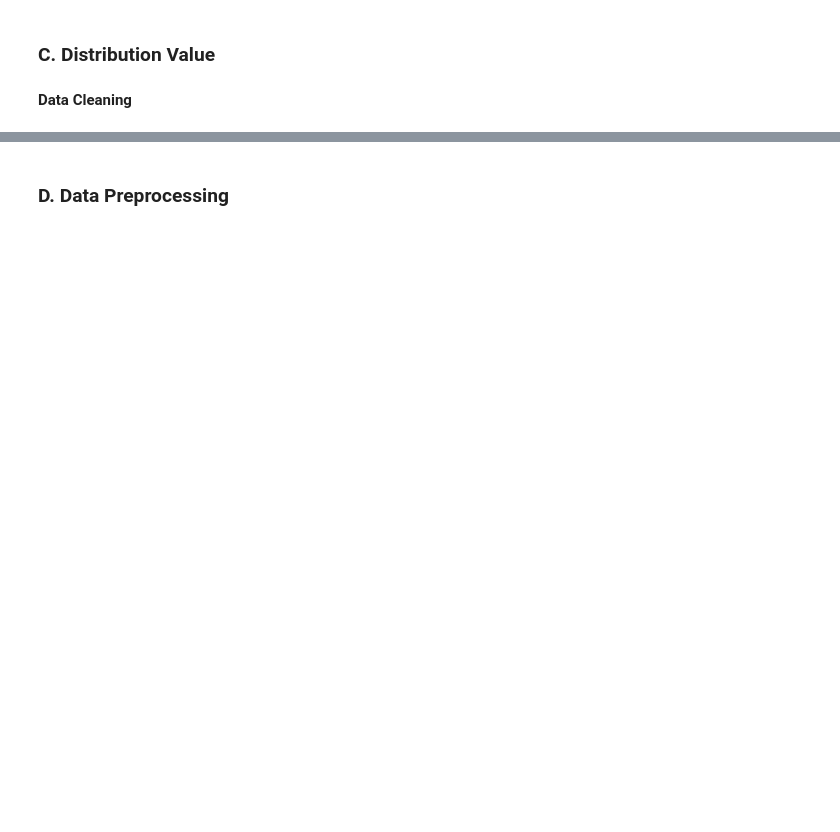
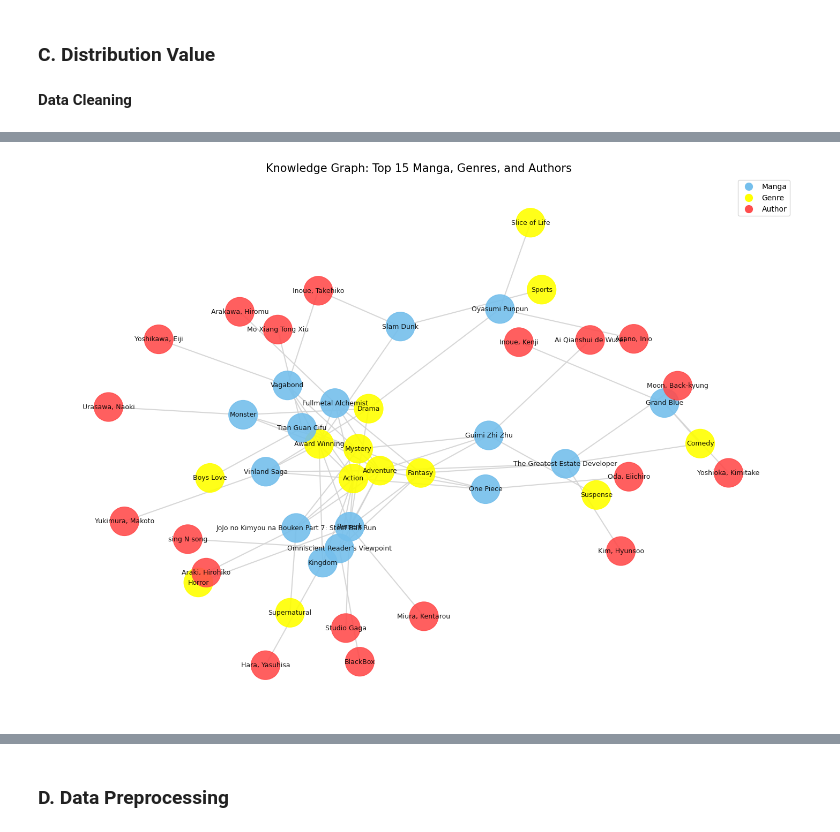
Before and after one commit to NTD1515/myanimelist-data-collector, a Jupyter notebook: i.ipynb, the cells around one changed output, grey strips where cells are left out. Drawn from its saved outputs; the diff is of its cells as text; code cells hidden in the pictures; blank space fills up the shorter version.

```diff
--- a/i.ipynb
+++ b/i.ipynb
@@ -203,0 +207,58 @@ print(top_10_genres_df)
+# %%
+top_manga = df.nlargest(15, 'score').reset_index()
+
+G = nx.Graph()
+
+# 2. Node and edge creation (using top_manga)
+for idx, row in top_manga.iterrows():
+    manga_node = row['title'] # Simplified name for better label visibility
+    G.add_node(manga_node, node_type='manga')
+
+    if isinstance(row['genre_names'], list):
+        for genre in row['genre_names']:
+            G.add_node(genre, node_type='genre')
+            G.add_edge(manga_node, genre)
+
+    if isinstance(row['authors'], list):
+        for author in row['authors']:
+            G.add_node(author, node_type='author')
+            G.add_edge(manga_node, author)
+
+# 3. Dynamic Color Mapping
+color_map = []
+for node, data in G.nodes(data=True):
+    ntype = data.get('node_type')
+    if ntype == 'manga':
+        color_map.append('#75bfec') # Sky Blue
+    elif ntype == 'genre':
+        color_map.append('#ffff00') # Yellow
+    elif ntype == 'author':
+        color_map.append('#ff4d4d') # Light Red
+    else:
+        color_map.append('gray')
+
+# 4. Draw with improved layout
+plt.figure(figsize=(14, 10))
+# Increase k to push nodes further apart
+pos = nx.spring_layout(G, k=0.5, iterations=50)
+
+nx.draw(G, pos,
+        node_color=color_map,
+        with_labels=True,
+        font_size=9,
+        node_size=1500, # Increased size so text fits better
+        edge_color='#D3D3D3',
+        alpha=0.9,
+        width=1.5)
+
+# 5. Legend (matching the colors used above)
+legend_elements = [
+    Line2D([0], [0], marker='o', color='w', label='Manga', markerfacecolor='#75bfec', markersize=12),
+    Line2D([0], [0], marker='o', color='w', label='Genre', markerfacecolor='#ffff00', markersize=12),
+    Line2D([0], [0], marker='o', color='w', label='Author', markerfacecolor='#ff4d4d', markersize=12)
+]
+plt.legend(handles=legend_elements, loc='upper right')
+plt.title('Knowledge Graph: Top 15 Manga, Genres, and Authors', fontsize=15)
+plt.show()
+# %% [output]
+[figure, added]
```
Also changed, not shown: parts of 56 cells of this notebook.
